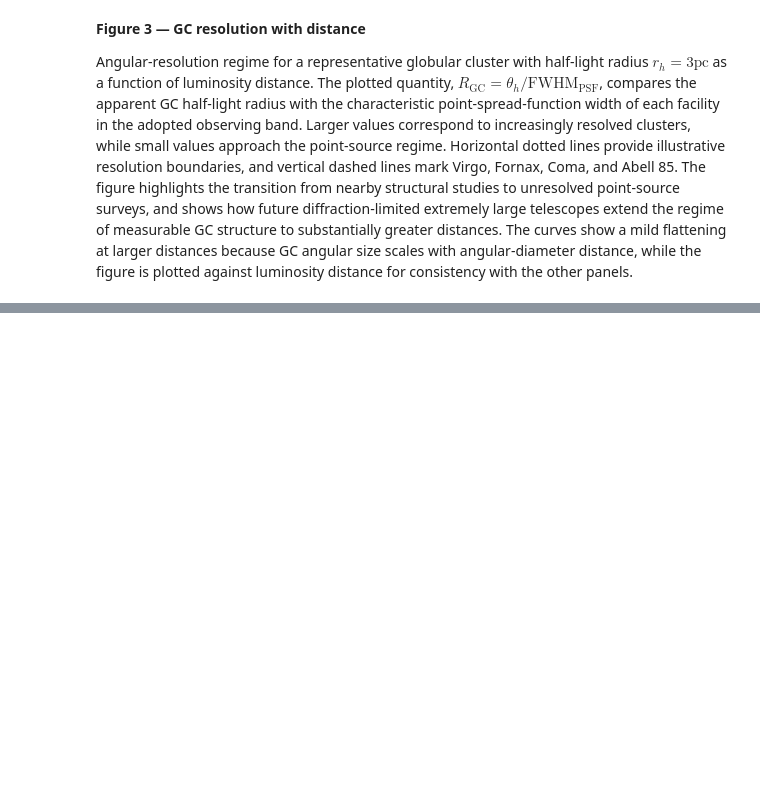
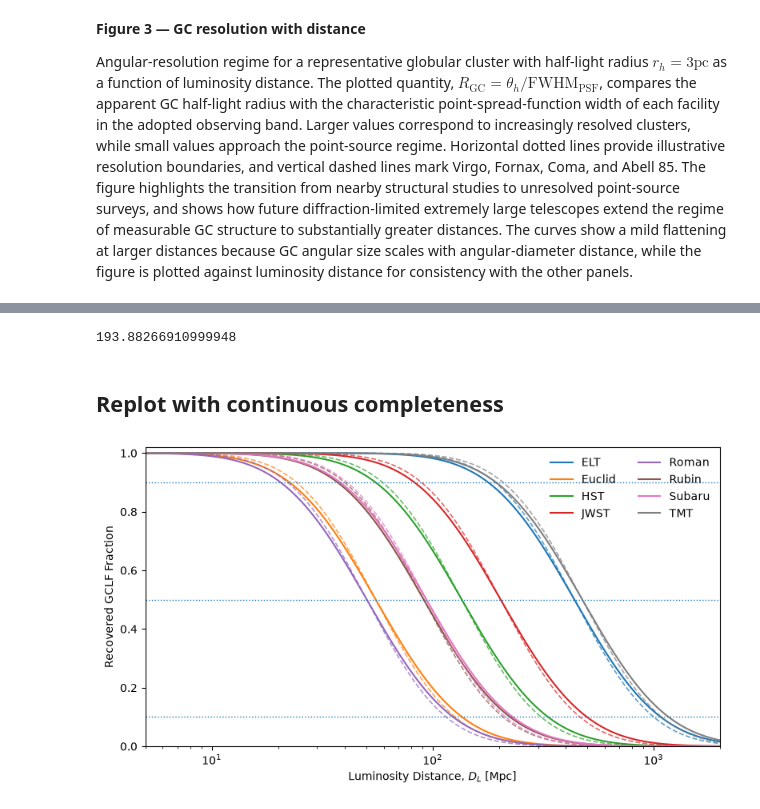
Before and after one commit to Pommers/gc-survey-telescopes, a Jupyter notebook: notebooks/02_gclf_reach.ipynb, the cells around one changed output, grey strips where cells are left out. Drawn from its saved outputs; the diff is of its cells as text; code cells hidden in the pictures; blank space fills up the shorter version.

```diff
--- a/notebooks/02_gclf_reach.ipynb
+++ b/notebooks/02_gclf_reach.ipynb
@@ -1093,0 +1230,56 @@ Angular-resolution regime for a representative globular cluster with half-light
+# %%
+for f in [0.1, 0.5, 0.9]:
+    D = reach_for_fraction_complete(
+        f,
+        m50=row["depth_5sigma_ab"],
+        M_to=row["M_to_ab"],
+        sigma=1.4,
+        alpha=3.0
+    )
+# %%
+D
+# %% [output]
+193.88266910999948
+# %% [markdown]
+## Replot with continuous completeness
+# %%
+fig, ax = plt.subplots(figsize=(8, 4.5))
+
+for facility, sub in comp_test.groupby("facility"):
+
+    # Smooth completeness
+    line, = ax.plot(
+        sub["distance_mpc"],
+        sub["smooth_fraction"],
+        label=facility
+    )
+
+    # Original hard-cutoff model, same colour
+    ax.plot(
+        sub["distance_mpc"],
+        sub["hard_fraction"],
+        ls="--",
+        lw=1.2,
+        color=line.get_color(),
+        alpha=0.7
+    )
+
+ax.set_xscale("log")
+ax.set_xlim(5, 2000)
+ax.set_ylim(0, 1.02)
+
+ax.set_xlabel(r"Luminosity Distance, $D_L$ [Mpc]")
+ax.set_ylabel("Recovered GCLF Fraction")
+
+for f in [0.1, 0.5, 0.9]:
+    ax.axhline(f, ls=":", lw=1)
+
+ax.legend(
+    frameon=False,
+    ncol=2
+)
+
+plt.tight_layout()
+plt.show()
+# %% [output]
+[figure, added]
```
Also changed, not shown: parts of 27 cells of this notebook, 1 other file.
